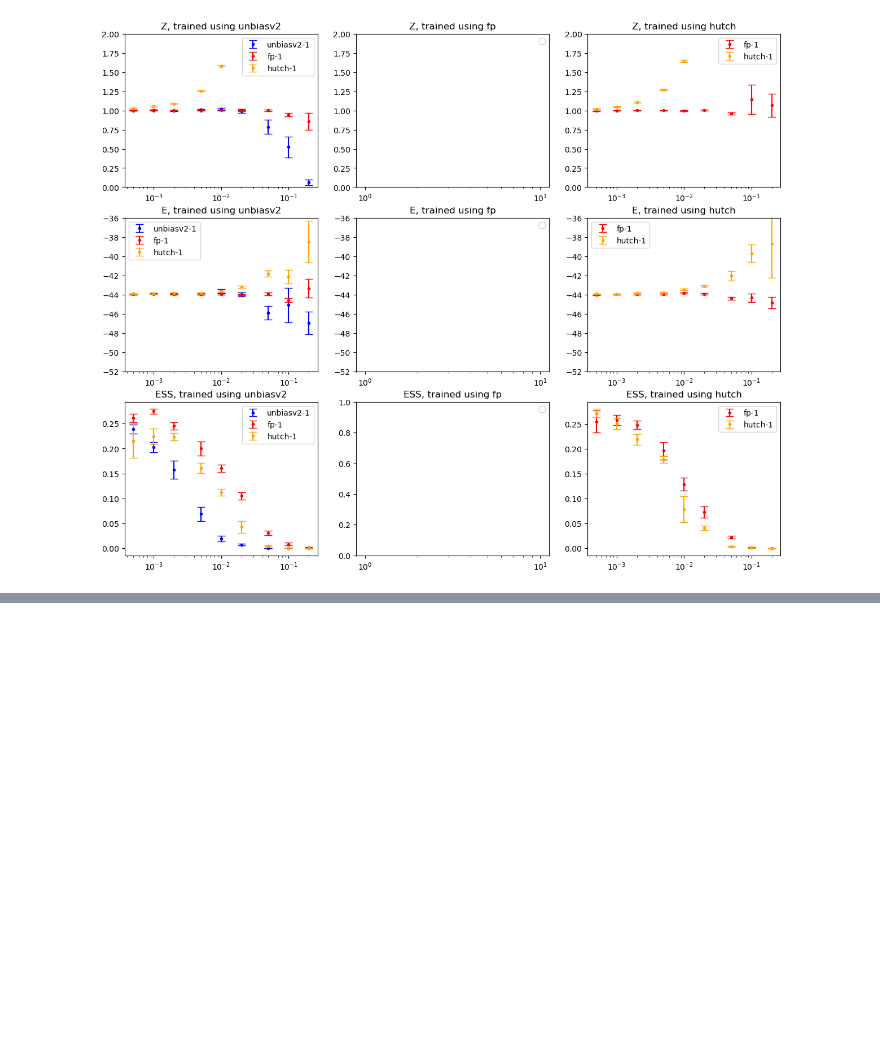
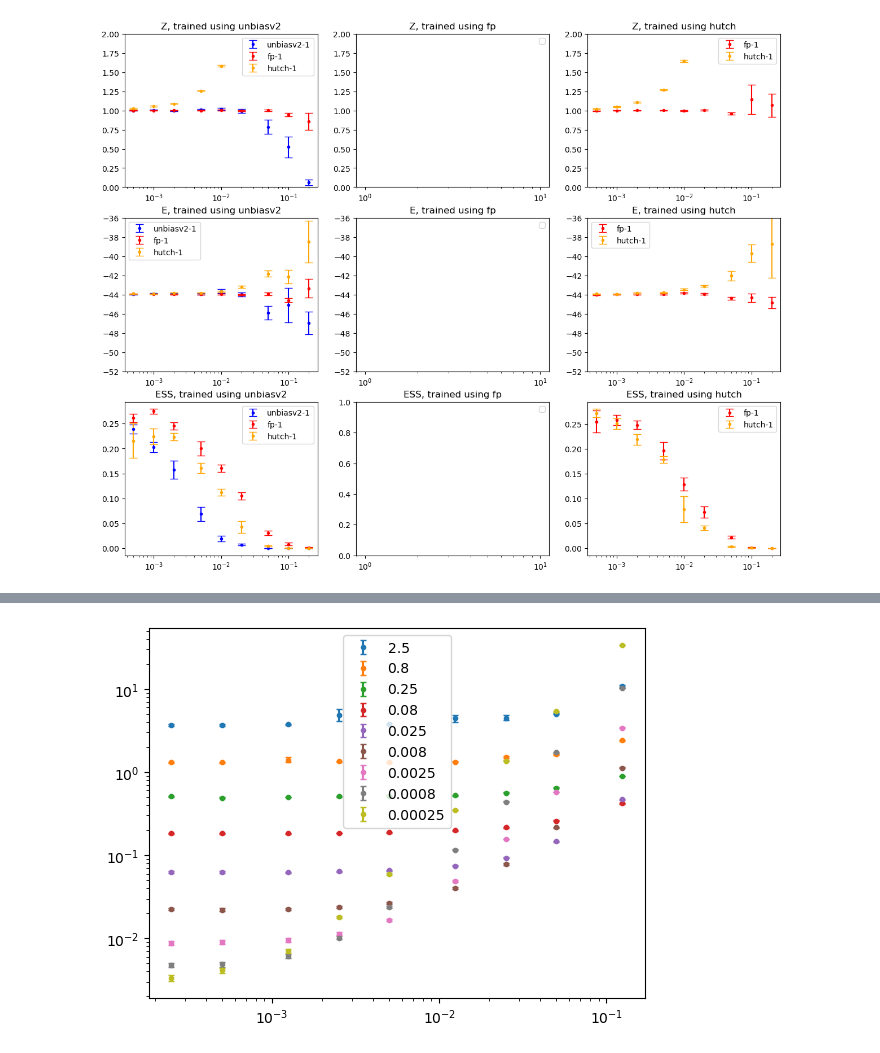
Before and after one commit to Satriawidy/unbiased_cnf, a Jupyter notebook: notebooks/analysis.ipynb, the cells around one changed output, grey strips where cells are left out. Cells and saved outputs as stored; diff of their text form; code cells hidden in the pictures; blank space fills up the shorter version.

```diff
--- a/notebooks/analysis.ipynb
+++ b/notebooks/analysis.ipynb
@@ -329,0 +330,15 @@ plt.show()
+# %%
+epsilons = [2.5, 0.8, 0.25, 0.08, 0.025, 0.008, 0.0025, 0.0008, 0.00025]
+for eps in epsilons:
+    dg = df[(df['eps'] == eps) & (df['eps_eval'] == 0.0025) & (df['n'] == 2)]
+    dg = dg.sort_values('dt')
+    plt.errorbar(dg['dt'], dg['loss_avg'], dg['loss_err'], label = f'{eps}',
+                 linestyle='None', marker='.', capsize=2)
+    # plt.errorbar(dg['dt'], dg['part_avg'], dg['part_err'], label = f'{eps}',
+    #              linestyle='None', marker='.', capsize=2)
+plt.xscale('log')
+plt.yscale('log')
+plt.legend()
+plt.show()
+# %% [output]
+[figure, added]
```
Also changed, not shown: parts of 4 cells of this notebook.
